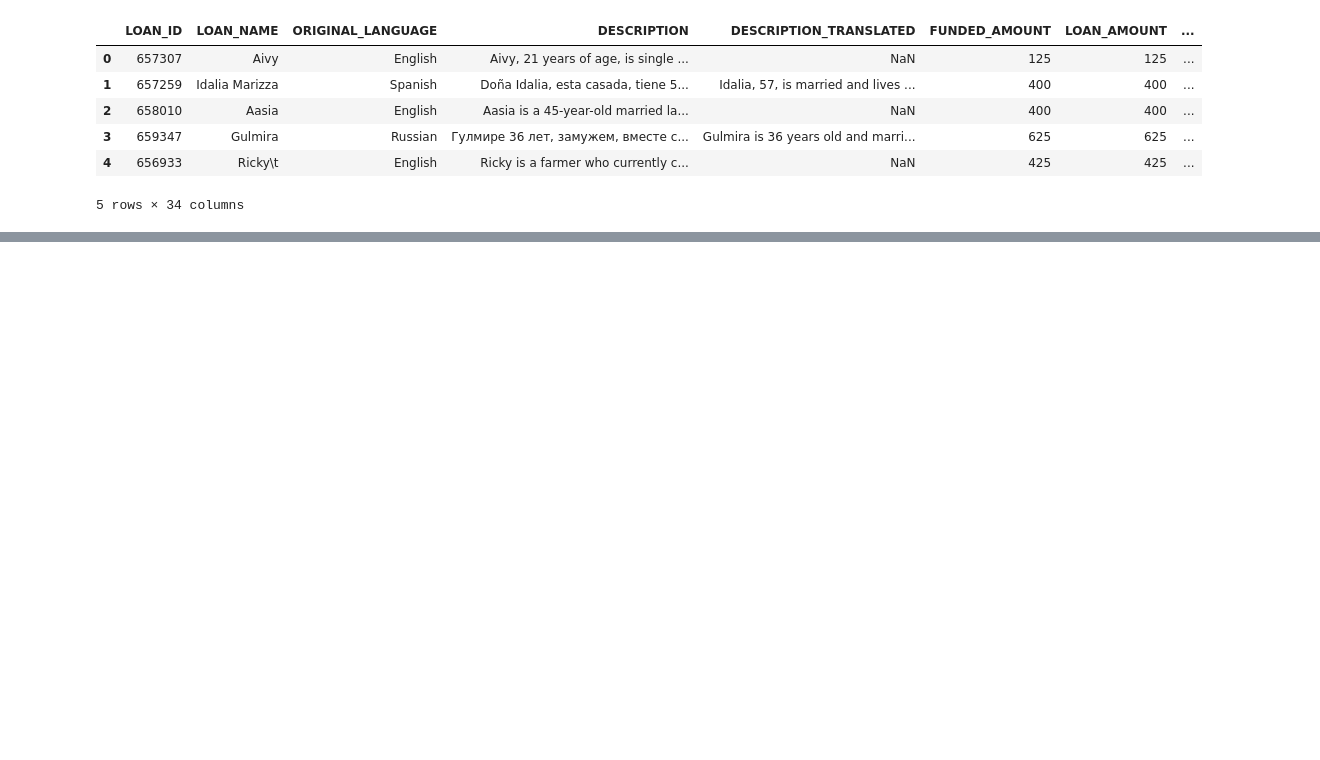
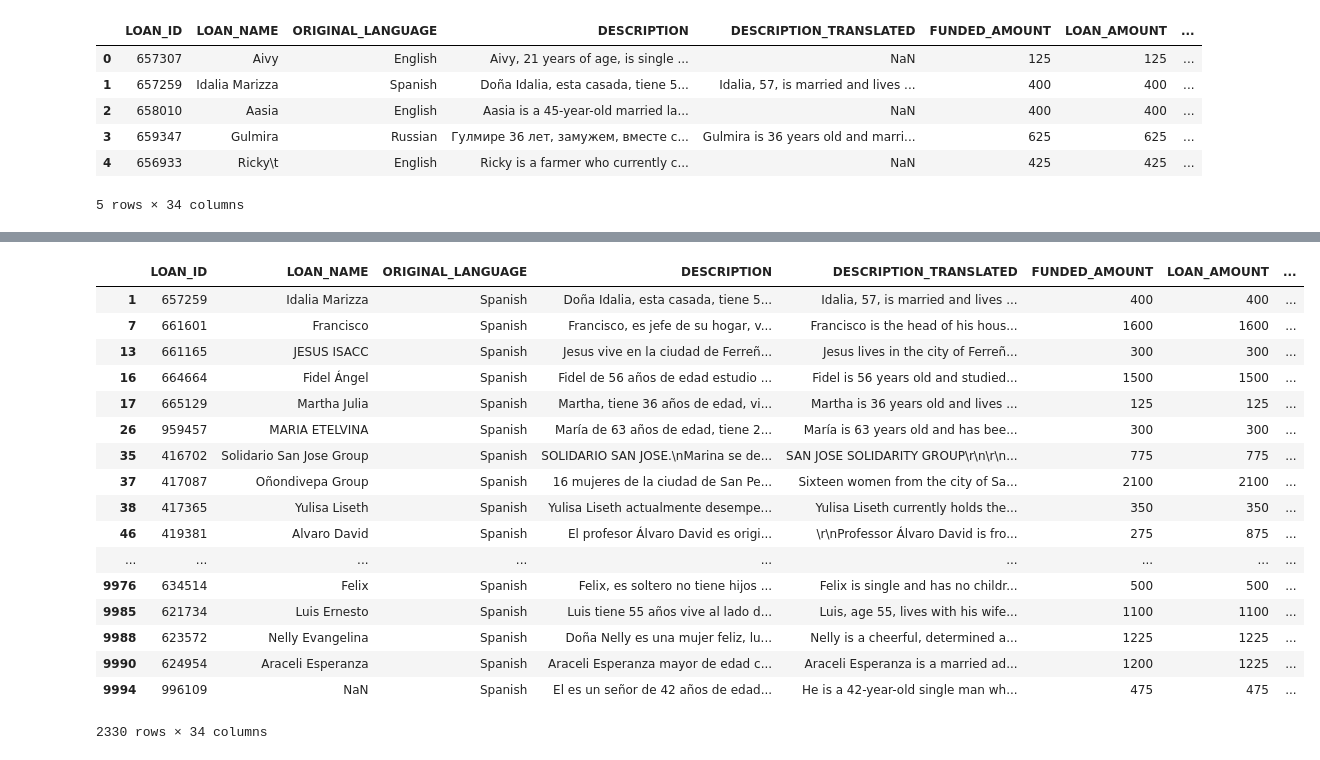
Before and after one commit to simonmrog/machine-learning, a Jupyter notebook: pandas_basics.ipynb, the cells around one changed output, grey strips where cells are left out. Drawn from its saved outputs; the diff is of its cells as text; code cells hidden in the pictures; blank space fills up the shorter version.

```diff
--- a/pandas_basics.ipynb
+++ b/pandas_basics.ipynb
@@ -59,0 +225,21 @@ dtype: object
+# %%
+df[(df["ORIGINAL_LANGUAGE"] == "Spanish")]
+# %% [output]
+|  | LOAN_ID | LOAN_NAME | ORIGINAL_LANGUAGE | DESCRIPTION | DESCRIPTION_TRANSLATED | FUNDED_AMOUNT | LOAN_AMOUNT | ... |
+| 1 | 657259 | Idalia Marizza | Spanish | Doña Idalia, esta casada, tiene 5... | Idalia, 57, is married and lives ... | 400 | 400 | ... |
+| 7 | 661601 | Francisco | Spanish | Francisco, es jefe de su hogar, v... | Francisco is the head of his hous... | 1600 | 1600 | ... |
+| 13 | 661165 | JESUS ISACC | Spanish | Jesus vive en la ciudad de Ferreñ... | Jesus lives in the city of Ferreñ... | 300 | 300 | ... |
+| 16 | 664664 | Fidel Ángel | Spanish | Fidel de 56 años de edad estudio ... | Fidel is 56 years old and studied... | 1500 | 1500 | ... |
+| 17 | 665129 | Martha Julia | Spanish | Martha, tiene 36 años de edad, vi... | Martha is 36 years old and lives ... | 125 | 125 | ... |
+| 26 | 959457 | MARIA ETELVINA | Spanish | María de 63 años de edad, tiene 2... | María is 63 years old and has bee... | 300 | 300 | ... |
+| 35 | 416702 | Solidario San Jose Group | Spanish | SOLIDARIO SAN JOSE.\nMarina se de... | SAN JOSE SOLIDARITY GROUP\r\n\r\n... | 775 | 775 | ... |
+| 37 | 417087 | Oñondivepa Group | Spanish | 16 mujeres de la ciudad de San Pe... | Sixteen women from the city of Sa... | 2100 | 2100 | ... |
+| 38 | 417365 | Yulisa Liseth | Spanish | Yulisa Liseth actualmente desempe... | Yulisa Liseth currently holds the... | 350 | 350 | ... |
+| 46 | 419381 | Alvaro David | Spanish | El profesor Álvaro David es origi... | \r\nProfessor Álvaro David is fro... | 275 | 875 | ... |
+| ... | ... | ... | ... | ... | ... | ... | ... | ... |
+| 9976 | 634514 | Felix | Spanish | Felix, es soltero no tiene hijos ... | Felix is single and has no childr... | 500 | 500 | ... |
+| 9985 | 621734 | Luis Ernesto | Spanish | Luis tiene 55 años vive al lado d... | Luis, age 55, lives with his wife... | 1100 | 1100 | ... |
+| 9988 | 623572 | Nelly Evangelina | Spanish | Doña Nelly es una mujer feliz, lu... | Nelly is a cheerful, determined a... | 1225 | 1225 | ... |
+| 9990 | 624954 | Araceli Esperanza | Spanish | Araceli Esperanza mayor de edad c... | Araceli Esperanza is a married ad... | 1200 | 1225 | ... |
+| 9994 | 996109 | NaN | Spanish | El es un señor de 42 años de edad... | He is a 42-year-old single man wh... | 475 | 475 | ... |
+2330 rows × 34 columns
```
Also changed, not shown: parts of 23 cells of this notebook.
